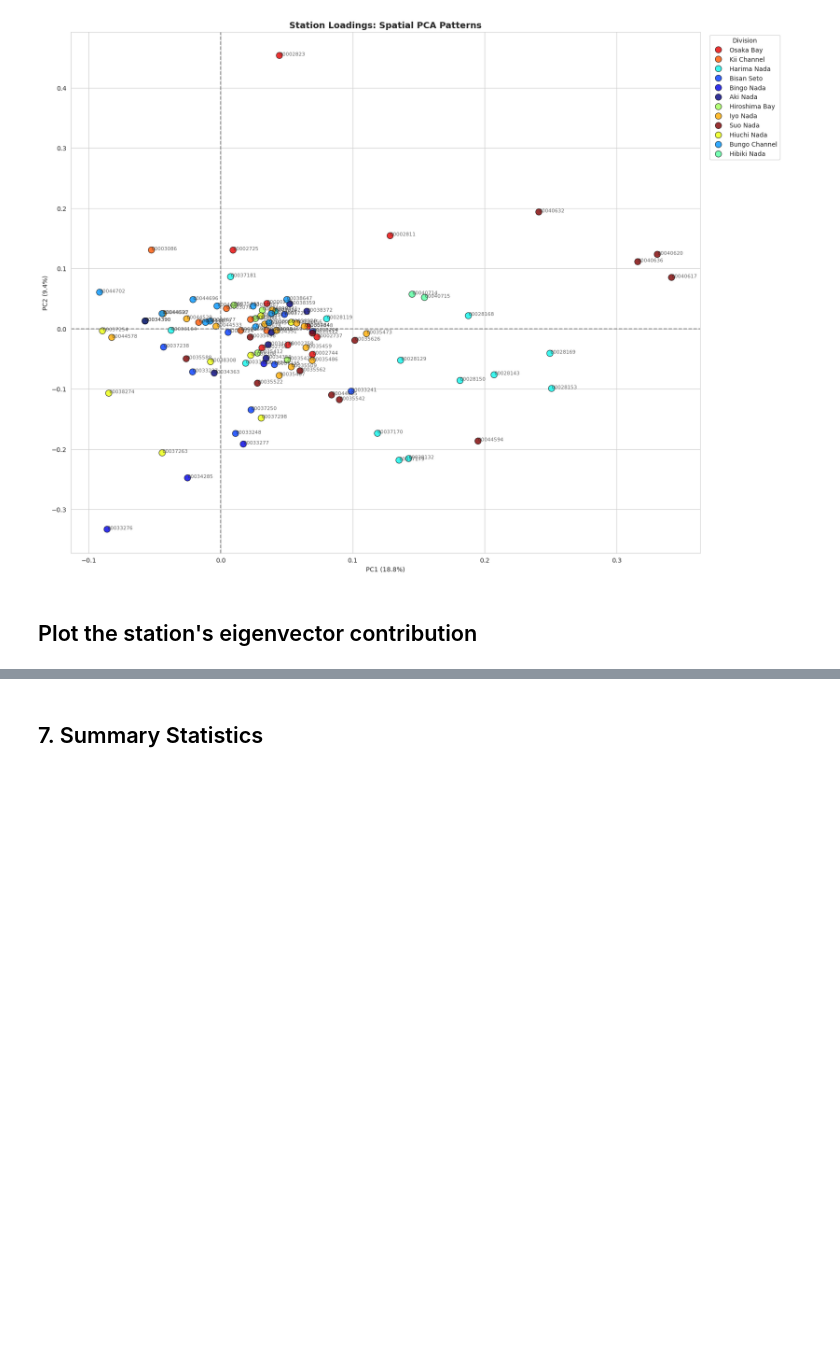
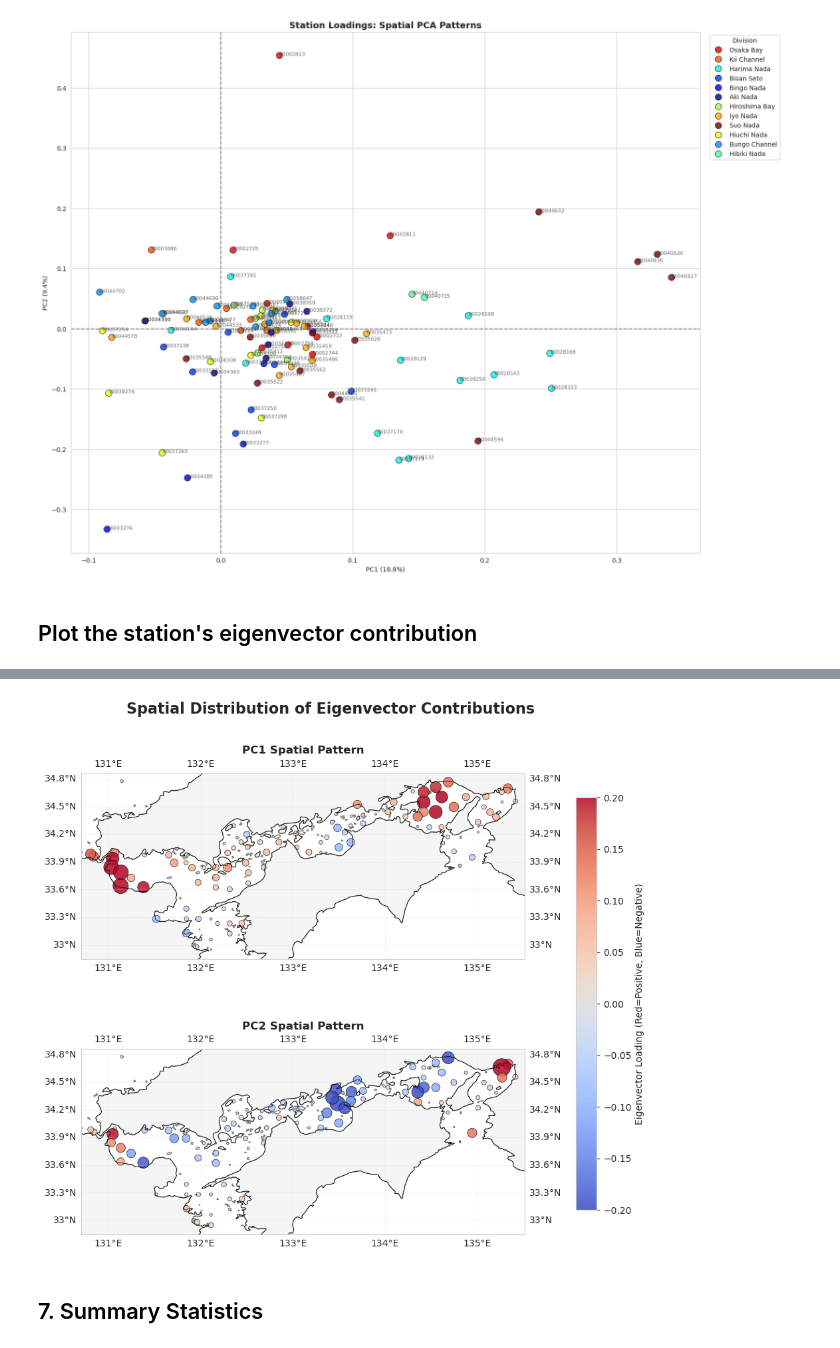
Before and after one commit to reyhanstig/SIS_Analysis_WSL, a Jupyter notebook: notebooks/pipeline/10_PCA_Analysis.ipynb, the cells around one changed output, grey strips where cells are left out. Saved outputs shown, nothing was run; the diff lists cells and outputs as text; code cells hidden in the pictures; blank space fills up the shorter version.

```diff
--- a/notebooks/pipeline/10_PCA_Analysis.ipynb
+++ b/notebooks/pipeline/10_PCA_Analysis.ipynb
@@ -545,0 +542,81 @@ Merge Result: 102 stations matched out of 102 PCA stations.
+# %%
+import geopandas as gpd
+import pandas as pd
+import matplotlib.pyplot as plt
+import cartopy.crs as ccrs
+import cartopy.feature as cfeature
+
+# 1. Get Eigenvectors (Loadings)
+pc1_loadings = pca.components_[0]
+pc2_loadings = pca.components_[1]
+
+# 2. Get Station Coordinates
+gdf_path = ProjectPaths.PROCESSED_DATA_DIR / "merged_gdf.feather"
+gdf = gpd.read_feather(gdf_path)
+
+# 3. Create loadings DataFrame
+station_ids = pca_ready_df.index.tolist()
+
+loadings_df = pd.DataFrame({
+    'zettaicode': station_ids,
+    'PC1_Loading': pc1_loadings,
+    'PC2_Loading': pc2_loadings
+})
+
+gdf_unique_stations = gdf.drop_duplicates(subset='zettaicode')[['zettaicode', 'geometry']].copy()
+loadings_df['zettaicode'] = loadings_df['zettaicode'].astype(str)
+gdf_unique_stations['zettaicode'] = gdf_unique_stations['zettaicode'].astype(str)
+loadings_map_data = gdf_unique_stations.merge(loadings_df, on='zettaicode', how='inner')
+
+print(f"Merge Result: {len(loadings_map_data)} stations matched out of {len(station_ids)} PCA stations.")
+
+# 4. Dynamically calculate figure height to match Cartopy's enforced aspect ratio
+n_rows, n_cols = 2, 1
+pad = 0.1
+min_lon, min_lat, max_lon, max_lat = loadings_map_data.total_bounds
+extent = [min_lon - pad, max_lon + pad, min_lat - pad, max_lat + pad]
+
+aspect_ratio = (extent[3] - extent[2]) / (extent[1] - extent[0])
+fig_width = 10
+width_per_subplot = fig_width / n_cols
+height_per_subplot = (width_per_subplot * aspect_ratio) + 0.3  # +0.3 buffer for subplot titles
+# Add extra buffer for the suptitle and colorbar
+fig_height = (height_per_subplot * n_rows) + 1.0
+
+# 5. Plotting (Vertical Stack)
+fig, axes = plt.subplots(n_rows, n_cols, figsize=(fig_width, fig_height),
+                         subplot_kw={'projection': ccrs.PlateCarree()})
+
+fig.suptitle('Spatial Distribution of Eigenvector Contributions', fontsize=16, fontweight='bold')
+
+components = [('PC1_Loading', 'PC1'), ('PC2_Loading', 'PC2')]
+
+for ax, (col, title) in zip(axes, components):
+    ax.set_extent(extent, crs=ccrs.PlateCarree())
+    ax.add_feature(cfeature.LAND, facecolor='whitesmoke', edgecolor='gray')
+    ax.add_feature(cfeature.COASTLINE, linewidth=0.5)
+    ax.gridlines(draw_labels=True, linestyle='--', alpha=0.4, linewidth=0.5)
+
+    sc = ax.scatter(
+        loadings_map_data.geometry.x,
+        loadings_map_data.geometry.y,
+        c=loadings_map_data[col],
+        s=loadings_map_data[col].abs() * 800,
+        cmap='coolwarm',
+        edgecolor='k',
+        linewidth=0.5,
+        alpha=0.85,
+        transform=ccrs.PlateCarree(),
+        vmin=-0.2, vmax=0.2
+    )
+    ax.set_title(f'{title} Spatial Pattern', fontsize=12, fontweight='bold')
+
+# Use subplots_adjust instead of tight_layout (which struggles with Cartopy axes)
+plt.subplots_adjust(hspace=0.05, top=0.93, bottom=0.12)
+
+# Colorbar shifted further right
+cbar = fig.colorbar(sc, ax=axes.ravel().tolist(), orientation='vertical', fraction=0.04, pad=0.1)
+cbar.set_label('Eigenvector Loading (Red=Positive, Blue=Negative)')
+
+plt.show()
+# %% [output]
@@ -546,3 +624,4 @@ Merge Result: 102 stations matched out of 102 PCA stations.
+[figure, added]
 # %% [markdown]
 ## 7. Summary Statistics
 # %%
```
Also changed, not shown: parts of 3 cells of this notebook, 7 other files.
